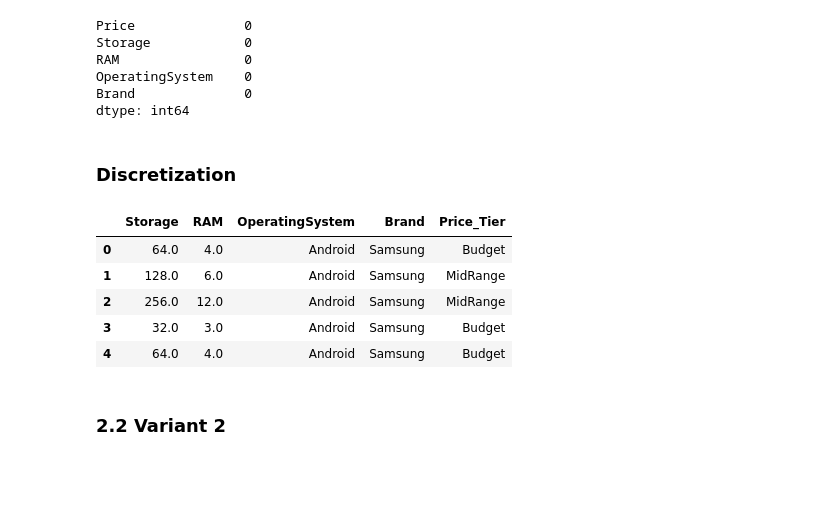
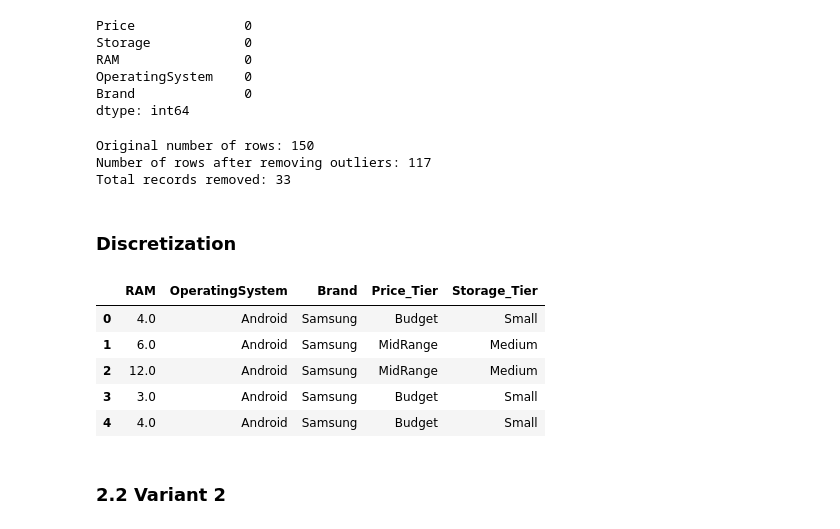
Before and after one commit to xbarborik/UPA, a Jupyter notebook: part3/analysis.ipynb, the cells around one changed output. Drawn from its saved outputs; the diff is of its cells as text; code cells hidden in the pictures; blank space fills up the shorter version.

```diff
--- a/part3/analysis.ipynb
+++ b/part3/analysis.ipynb
@@ -370,20 +373,36 @@ RAM                0
 OperatingSystem    0
 Brand              0
 dtype: int64
+# %%
+outliers_price = outliers_iqr(df1, 'Price')
+outliers_storage = outliers_iqr(df1, 'Storage')
+outliers_ram = outliers_iqr(df1, 'RAM')
+
+maska_vsech_outlieru = outliers_price | outliers_storage | outliers_ram
+df1_clean = df1[~maska_vsech_outlieru]
+
+print(f"Original number of rows: {len(df1)}")
+print(f"Number of rows after removing outliers: {len(df1_clean)}")
+print(f"Total records removed: {len(df1) - len(df1_clean)}")
+# %% [output]
+Original number of rows: 150
+Number of rows after removing outliers: 117
+Total records removed: 33
 # %% [markdown]
 ### Discretization
 # %%
-df1['Price_Tier'] = pd.cut(df1['Price'], bins=[0, 300, 700, 5000], labels=['Budget', 'MidRange', 'Premium'])
-df1= df1.drop(columns=['Price']).head(50)
+df1['Price_Tier'] = pd.cut(df1['Price'], bins=[0, 300, 700, np.inf], labels=['Budget', 'MidRange', 'Premium'])
+df1['Storage_Tier'] = pd.cut(df1['Storage'], bins=[0, 64, 256, np.inf], labels=['Small', 'Medium', 'Large'])
+df1= df1.drop(columns=['Price', 'Storage']).head(50)
 df1.head(50).to_csv('variant1.csv', index=False)
 df1.head()
 # %% [output]
-|  | Storage | RAM | OperatingSystem | Brand | Price_Tier |
-| 0 | 64.0 | 4.0 | Android | Samsung | Budget |
-| 1 | 128.0 | 6.0 | Android | Samsung | MidRange |
-| 2 | 256.0 | 12.0 | Android | Samsung | MidRange |
-| 3 | 32.0 | 3.0 | Android | Samsung | Budget |
-| 4 | 64.0 | 4.0 | Android | Samsung | Budget |
+|  | RAM | OperatingSystem | Brand | Price_Tier | Storage_Tier |
+| 0 | 4.0 | Android | Samsung | Budget | Small |
+| 1 | 6.0 | Android | Samsung | MidRange | Medium |
+| 2 | 12.0 | Android | Samsung | MidRange | Medium |
+| 3 | 3.0 | Android | Samsung | Budget | Small |
+| 4 | 4.0 | Android | Samsung | Budget | Small |
 # %% [markdown]
 ### 2.2 Variant 2
 # %%
```
Also changed, not shown: parts of 7 cells of this notebook, 2 other files.
